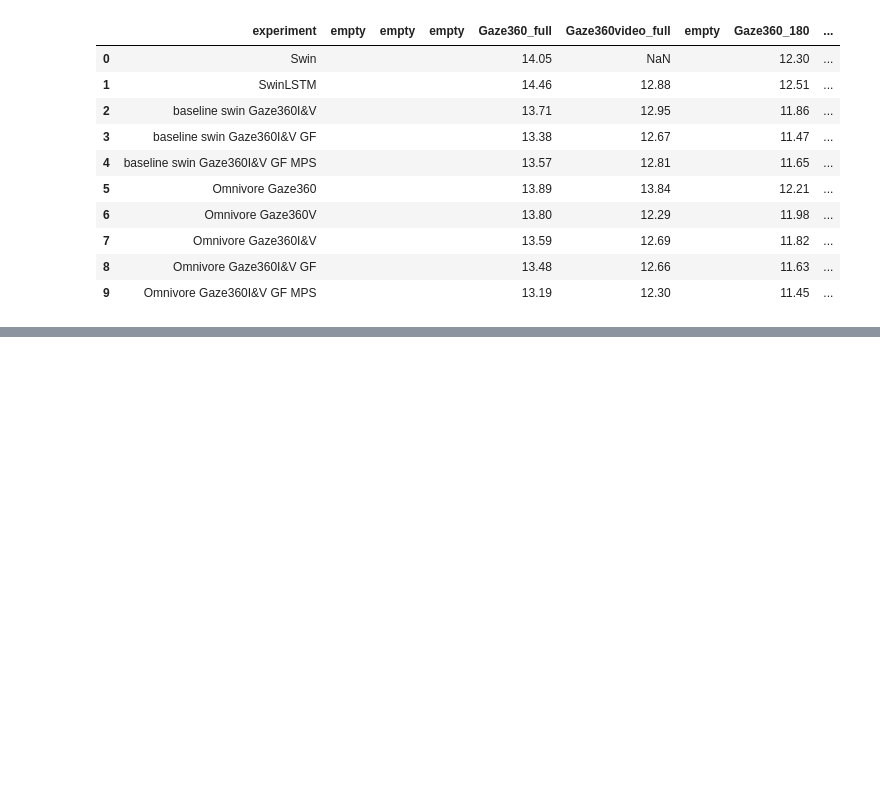
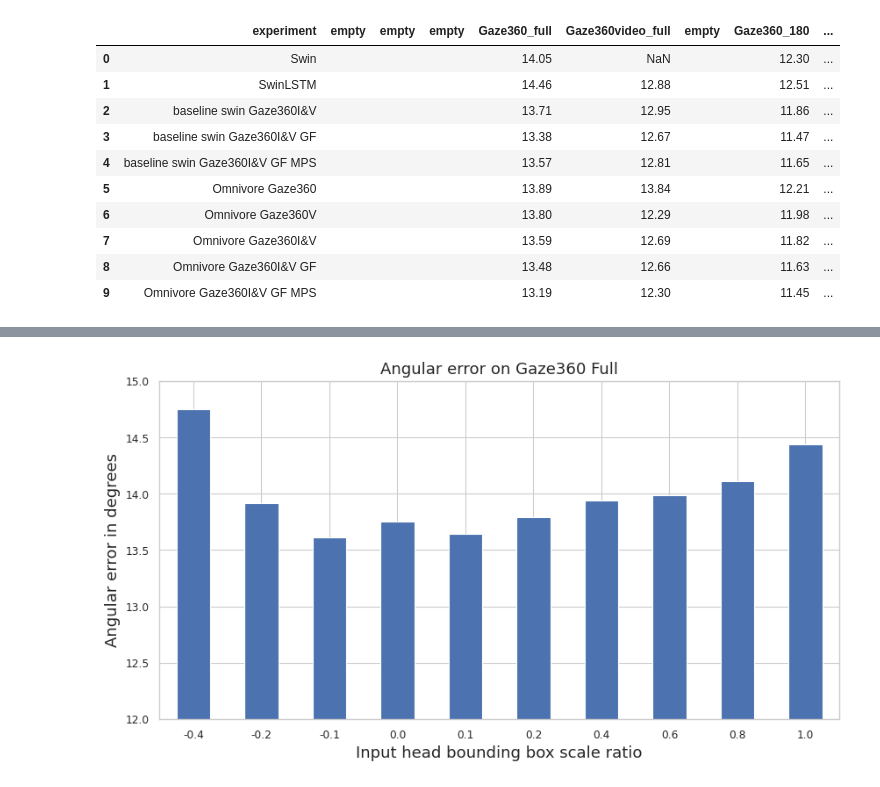
Before and after one commit to Vuillecard/gaze_pretrain, a Jupyter notebook: notebooks/0107_generalization.ipynb, the cells around one changed output, grey strips where cells are left out. Saved outputs shown, nothing was run; the diff lists cells and outputs as text; code cells hidden in the pictures; blank space fills up the shorter version.

```diff
--- a/notebooks/0107_generalization.ipynb
+++ b/notebooks/0107_generalization.ipynb
@@ -842,0 +1040,15 @@ results_table
+# %%
+# make a bar plot of the rsults with the bbox scale ratio on x axis and Gaze360_full on y axis
+results_table_plot = results_table.sort_values('Bbox scale ratio')
+results_table_plot = results_table_plot.set_index('Bbox scale ratio')
+plt.figure(figsize=(2,5))
+results_table_plot['Gaze360_full'].plot(kind='bar', figsize=(10,5), title='Gaze360_full')
+plt.xlabel('Input head bounding box scale ratio', fontsize=13)
+plt.ylabel('Angular error in degrees', fontsize=13)
+plt.title('Angular error on Gaze360 Full',fontsize=13)
+# put the text for the x label horizontal
+plt.xticks(rotation=0)
+plt.ylim(12, 15)
+plt.savefig('results/Head_crop_angular_error.png', dpi=300)
+# %% [output]
+[figure, added]
```
Also changed, not shown: parts of 9 cells of this notebook, 6 other files.
